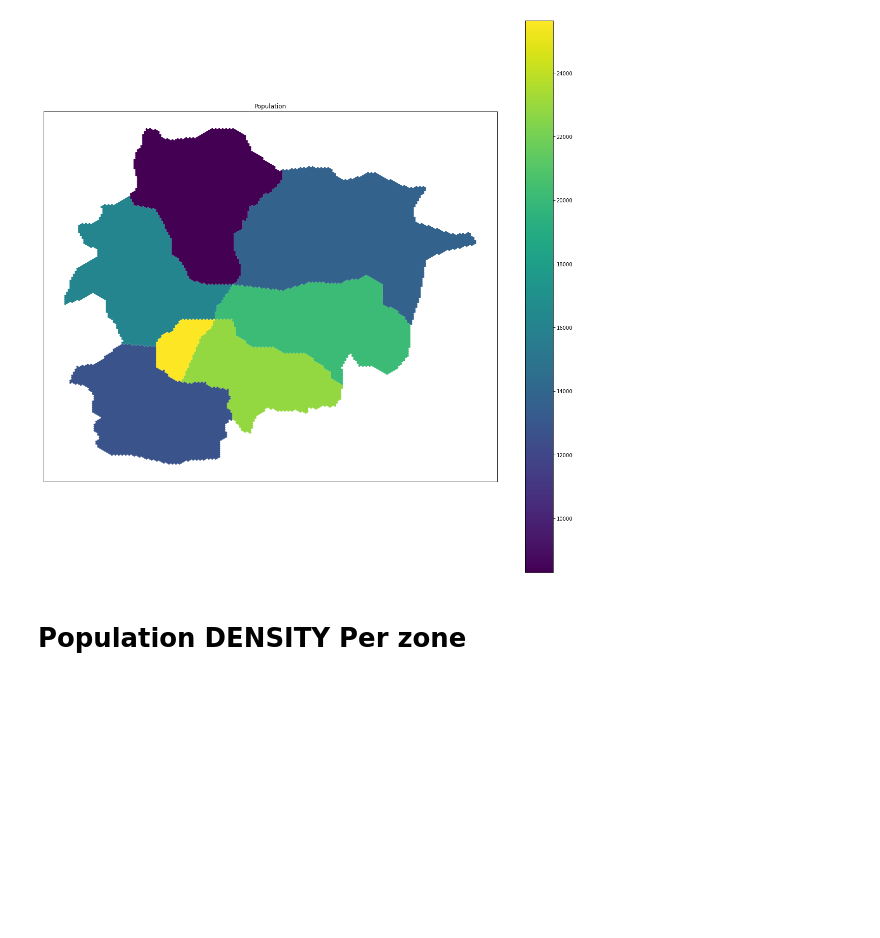
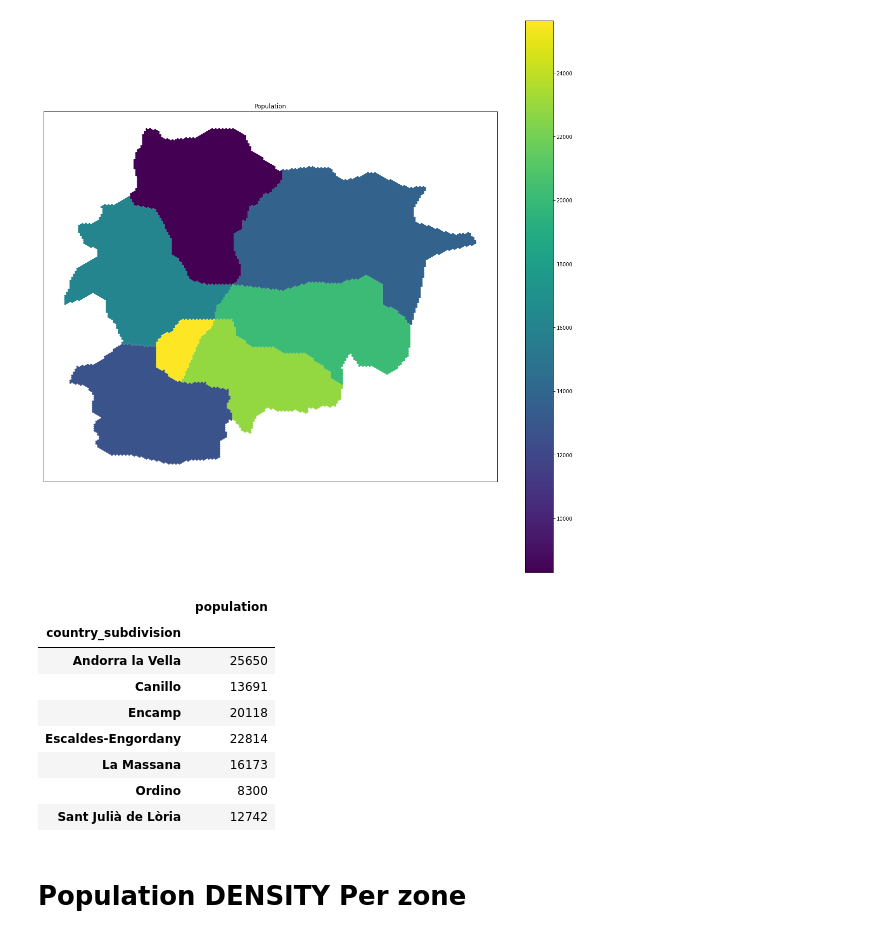
Before and after one commit to pedrocamargo/road_analytics, a Jupyter notebook: notebooks/use_case-Descriptive_analytics_POPULATION.ipynb, the cells around one changed output. Saved outputs shown, nothing was run; the diff lists cells and outputs as text; code cells hidden in the pictures; blank space fills up the shorter version.

```diff
--- a/notebooks/use_case-Descriptive_analytics_POPULATION.ipynb
+++ b/notebooks/use_case-Descriptive_analytics_POPULATION.ipynb
@@ -57,6 +67,18 @@ quick_map(div, 'population', title='Population', path_to_figure=pth_fig)
 # %% [output]
 <AxesSubplot:title={'center':'Population'}>
 [figure]
+# %%
+div[['population']].astype(int)
+# %% [output]
+|  | population |
+| country_subdivision |  |
+| Andorra la Vella | 25650 |
+| Canillo | 13691 |
+| Encamp | 20118 |
+| Escaldes-Engordany | 22814 |
+| La Massana | 16173 |
+| Ordino | 8300 |
+| Sant Julià de Lòria | 12742 |
 # %% [markdown]
 # Population DENSITY Per zone
 # %%
```
Also changed, not shown: parts of 3 cells of this notebook.
